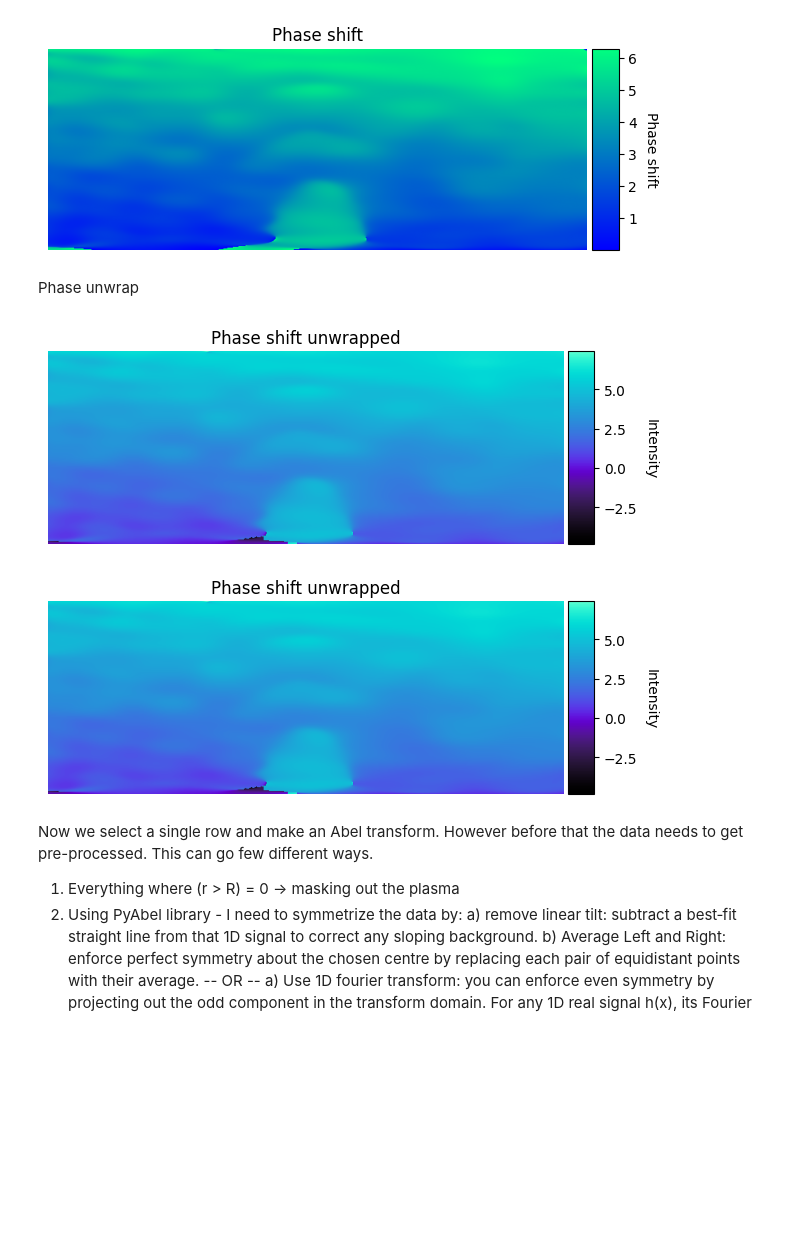
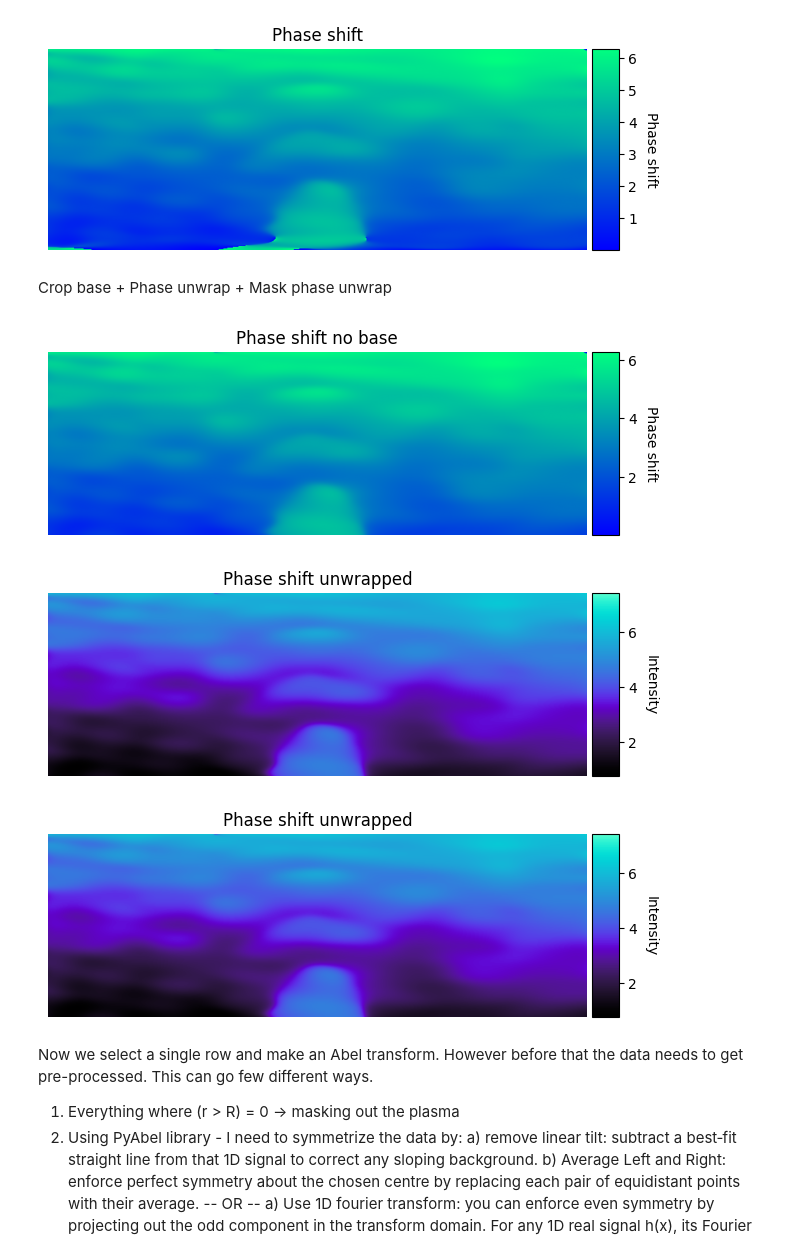
Before and after one commit to josef-codes/Abel-inversion, a Jupyter notebook: src/Phase_shift_extraction_automated.ipynb, the cells around one changed output. Cells and saved outputs as stored; diff of their text form; code cells hidden in the pictures; blank space fills up the shorter version.

```diff
--- a/src/Phase_shift_extraction_automated.ipynb
+++ b/src/Phase_shift_extraction_automated.ipynb
@@ -306,28 +299,29 @@ fig = global_functions_im.plot_image(phase_shift, title='Phase shift', cmap='win
 # %% [output]
 [figure]
 # %% [markdown]
-Phase unwrap
+Crop base + Phase unwrap + Mask phase unwrap
 # %%
+## --- CROP base ---
+num_crop_2090_H0 = 23
+phase_shift_crop = functions_phase_shift.crop_img_base(phase_shift, num_crop_2090_H0)
+fig = global_functions_im.plot_image(phase_shift_crop, title='Phase shift no base', cmap='winter',colorbar_label='Phase shift') # arctic
 ## --- Phase UNWRAP with step function algorithms ---
 # openCV library
-
 # image_unwrapped = unwrap_phase(phase_shift, wrap_around=(False, False))
 # image_unwrapped = np.unwrap(np.unwrap(phase_shift, axis=0), axis=1)
 from skimage.restoration import unwrap_phase
-image_unwrapped = unwrap_phase(phase_shift)
+image_unwrapped = unwrap_phase(phase_shift_crop)
 global_functions_im.plot_image(image_unwrapped, title='Phase shift unwrapped', cmap=cmr.cosmic) # prinsenvlag, iceburn, redshift
 # global_functions_im.save_tiff(image_unwrapped, r"C:\Users\User\z\Desktop\WUT\Diplomka\ZPRACOVÁNÍ\Data testing\processing_project\Abel-inversion\output\random_test.jpg")
-
-
 # wrapped_phase is your 2D numpy array in (−π,π]
 #mage_unwrapped = pywrap.unwrap_branch_cut(phase_shift)
 # or for the Poisson solver
 #unwrapped_ls = pywrap.unwrap_least_squares(phase_shift)
-
 #plot_image(image_unwrapped, title='Phase shift', cmap=cmr.redshift) # prinsenvlag, iceburn, redshift
 # %% [output]
-[figure, old version]
+[figure, new version]
-[figure, old version]
+[figure, new version]
+[figure, added]
 # %% [markdown]
 Now we select a single row and make an Abel transform. However before that the data needs to get pre-processed. This can go few different ways.
 1. Everything where (r > R) = 0 -> masking out the plasma
```
Also changed, not shown: parts of 16 cells of this notebook, 3 other files.
